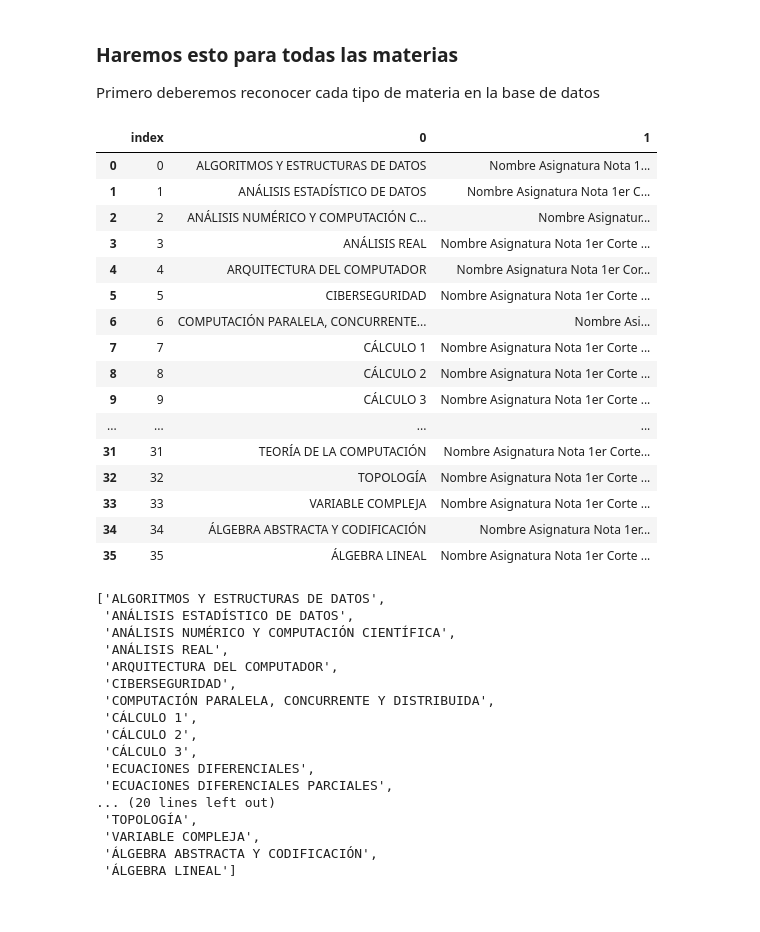
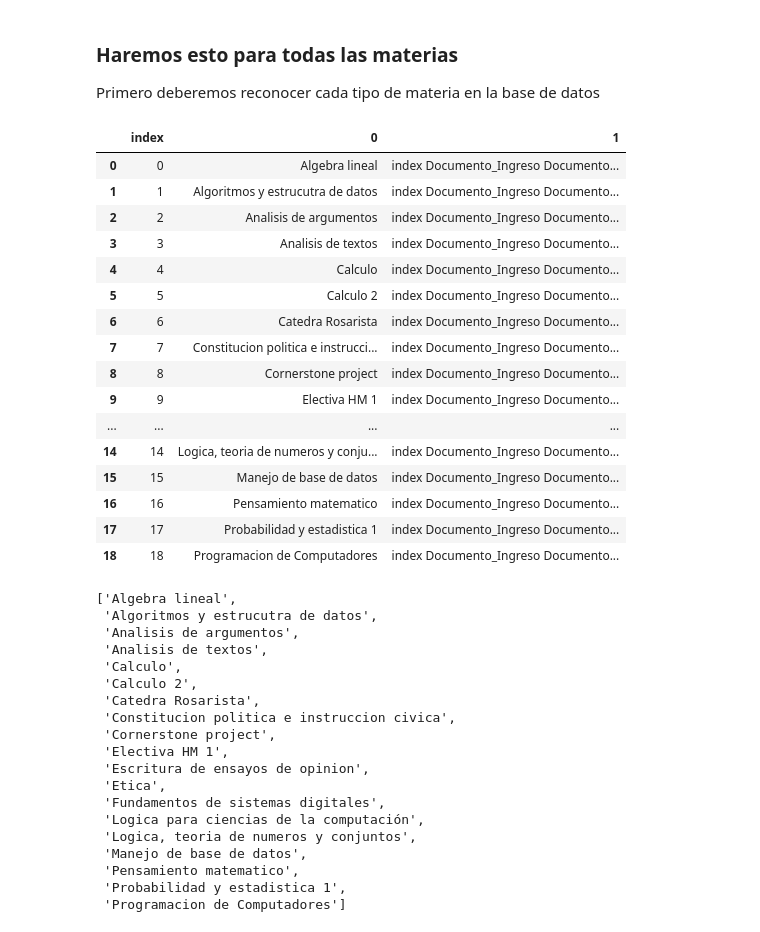
Before and after one commit to juanis2112/capstone2020, a Jupyter notebook: datos_prueba/Modelo_Estadistico.ipynb, the cells around one changed output. Saved outputs shown, nothing was run; the diff lists cells and outputs as text; code cells hidden in the pictures.

```diff
--- a/datos_prueba/Modelo_Estadistico.ipynb
+++ b/datos_prueba/Modelo_Estadistico.ipynb
@@ -591,4 +547,4 @@ def funcion_paso(x):
     elif(x <3):
         return 0
 # %%
-notas["Paso"] = notas.apply(lambda row: funcion_paso(row["Notas Final"]),axis=1 )
+completo["Paso"] = completo.apply(lambda row: funcion_paso(row["Nota_final"]),axis=1 )
@@ -749,49 +710,52 @@ F_{1.5}$:0.8387096774193549
 ### Haremos esto para todas las materias
 Primero deberemos reconocer cada tipo de materia en la base de datos
 # %%
-materias = pd.DataFrame(notas.groupby("Nombre Asignatura")).reset_index()
+materias = pd.DataFrame(completo.groupby("Nombre_Asignatura")).reset_index()
 materias
 # %% [output]
 |  | index | 0 | 1 |
-| 0 | 0 | ALGORITMOS Y ESTRUCTURAS DE DATOS | Nombre Asignatura Nota 1... |
-| 1 | 1 | ANÁLISIS ESTADÍSTICO DE DATOS | Nombre Asignatura Nota 1er C... |
-| 2 | 2 | ANÁLISIS NUMÉRICO Y COMPUTACIÓN C... | Nombre Asignatur... |
-| 3 | 3 | ANÁLISIS REAL | Nombre Asignatura Nota 1er Corte ... |
-| 4 | 4 | ARQUITECTURA DEL COMPUTADOR | Nombre Asignatura Nota 1er Cor... |
-| 5 | 5 | CIBERSEGURIDAD | Nombre Asignatura Nota 1er Corte ... |
-| 6 | 6 | COMPUTACIÓN PARALELA, CONCURRENTE... | Nombre Asi... |
-| 7 | 7 | CÁLCULO 1 | Nombre Asignatura Nota 1er Corte ... |
-| 8 | 8 | CÁLCULO 2 | Nombre Asignatura Nota 1er Corte ... |
-| 9 | 9 | CÁLCULO 3 | Nombre Asignatura Nota 1er Corte ... |
+| 0 | 0 | Algebra lineal | index Documento_Ingreso Documento... |
+| 1 | 1 | Algoritmos y estrucutra de datos | index Documento_Ingreso Documento... |
+| 2 | 2 | Analisis de argumentos | index Documento_Ingreso Documento... |
+| 3 | 3 | Analisis de textos | index Documento_Ingreso Documento... |
+| 4 | 4 | Calculo | index Documento_Ingreso Documento... |
+| 5 | 5 | Calculo 2 | index Documento_Ingreso Documento... |
+| 6 | 6 | Catedra Rosarista | index Documento_Ingreso Documento... |
+| 7 | 7 | Constitucion politica e instrucci... | index Documento_Ingreso Documento... |
+| 8 | 8 | Cornerstone project | index Documento_Ingreso Documento... |
+| 9 | 9 | Electiva HM 1 | index Documento_Ingreso Documento... |
 | ... | ... | ... | ... |
-| 31 | 31 | TEORÍA DE LA COMPUTACIÓN | Nombre Asignatura Nota 1er Corte... |
-| 32 | 32 | TOPOLOGÍA | Nombre Asignatura Nota 1er Corte ... |
-| 33 | 33 | VARIABLE COMPLEJA | Nombre Asignatura Nota 1er Corte ... |
-| 34 | 34 | ÁLGEBRA ABSTRACTA Y CODIFICACIÓN | Nombre Asignatura Nota 1er... |
-| 35 | 35 | ÁLGEBRA LINEAL | Nombre Asignatura Nota 1er Corte ... |
+| 14 | 14 | Logica, teoria de numeros y conju... | index Documento_Ingreso Documento... |
+| 15 | 15 | Manejo de base de datos | index Documento_Ingreso Documento... |
+| 16 | 16 | Pensamiento matematico | index Documento_Ingreso Documento... |
+| 17 | 17 | Probabilidad y estadistica 1 | index Documento_Ingreso Documento... |
+| 18 | 18 | Programacion de Computadores | index Documento_Ingreso Documento... |
 # %%
+#Reconocimiento de asignaturas dictadas
 lista_materias = []
 for index,row in materias.iterrows():
     lista_materias.append(row[0])
 lista_materias
 # %% [output]
-['ALGORITMOS Y ESTRUCTURAS DE DATOS',
- 'ANÁLISIS ESTADÍSTICO DE DATOS',
- 'ANÁLISIS NUMÉRICO Y COMPUTACIÓN CIENTÍFICA',
- 'ANÁLISIS REAL',
- 'ARQUITECTURA DEL COMPUTADOR',
- 'CIBERSEGURIDAD',
- 'COMPUTACIÓN PARALELA, CONCURRENTE Y DISTRIBUIDA',
- 'CÁLCULO 1',
- 'CÁLCULO 2',
- 'CÁLCULO 3',
- 'ECUACIONES DIFERENCIALES',
- 'ECUACIONES DIFERENCIALES PARCIALES',
-... (20 lines left out)
- 'TOPOLOGÍA',
- 'VARIABLE COMPLEJA',
- 'ÁLGEBRA ABSTRACTA Y CODIFICACIÓN',
- 'ÁLGEBRA LINEAL']
+['Algebra lineal',
+ 'Algoritmos y estrucutra de datos',
+ 'Analisis de argumentos',
+ 'Analisis de textos',
+ 'Calculo',
+ 'Calculo 2',
+ 'Catedra Rosarista',
+ 'Constitucion politica e instruccion civica',
+ 'Cornerstone project',
+ 'Electiva HM 1',
+ 'Escritura de ensayos de opinion',
+ 'Etica',
+ 'Fundamentos de sistemas digitales',
+ 'Logica para ciencias de la computación',
+ 'Logica, teoria de numeros y conjuntos',
+ 'Manejo de base de datos',
+ 'Pensamiento matematico',
+ 'Probabilidad y estadistica 1',
+ 'Programacion de Computadores']
 # %%
 for i in range(len(lista_materias)):
     nombre_materia = lista_materias[i]
```
Also changed, not shown: parts of 57 cells of this notebook.
